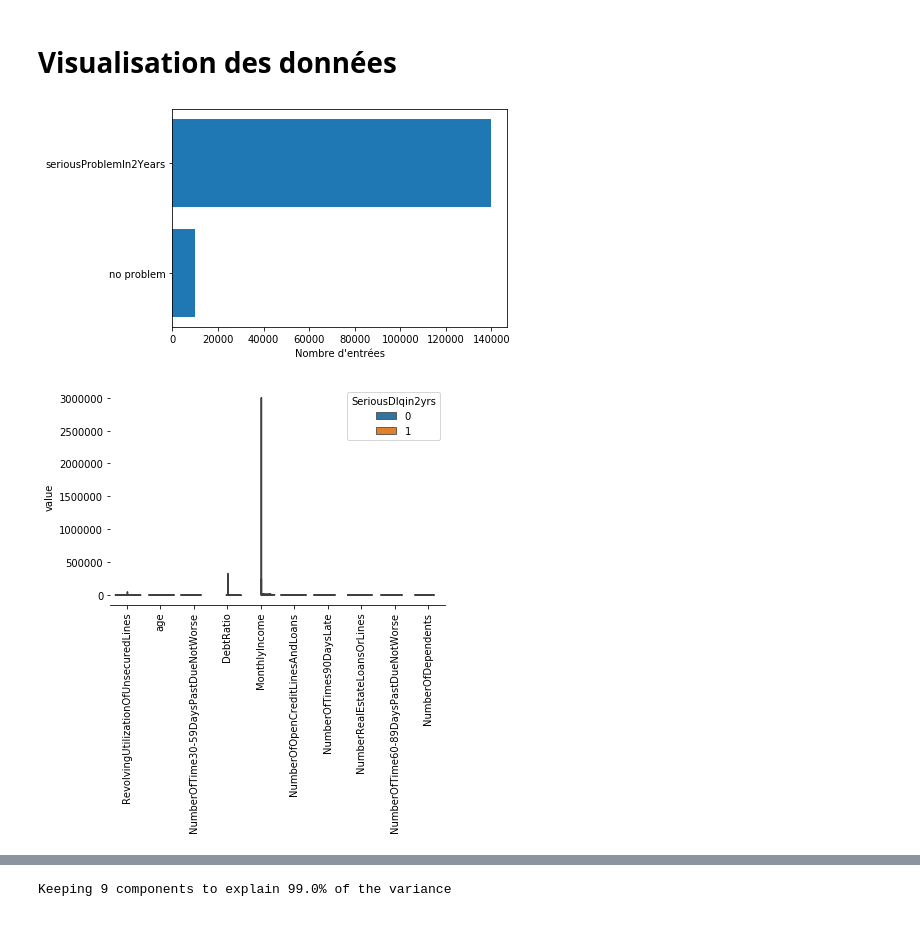
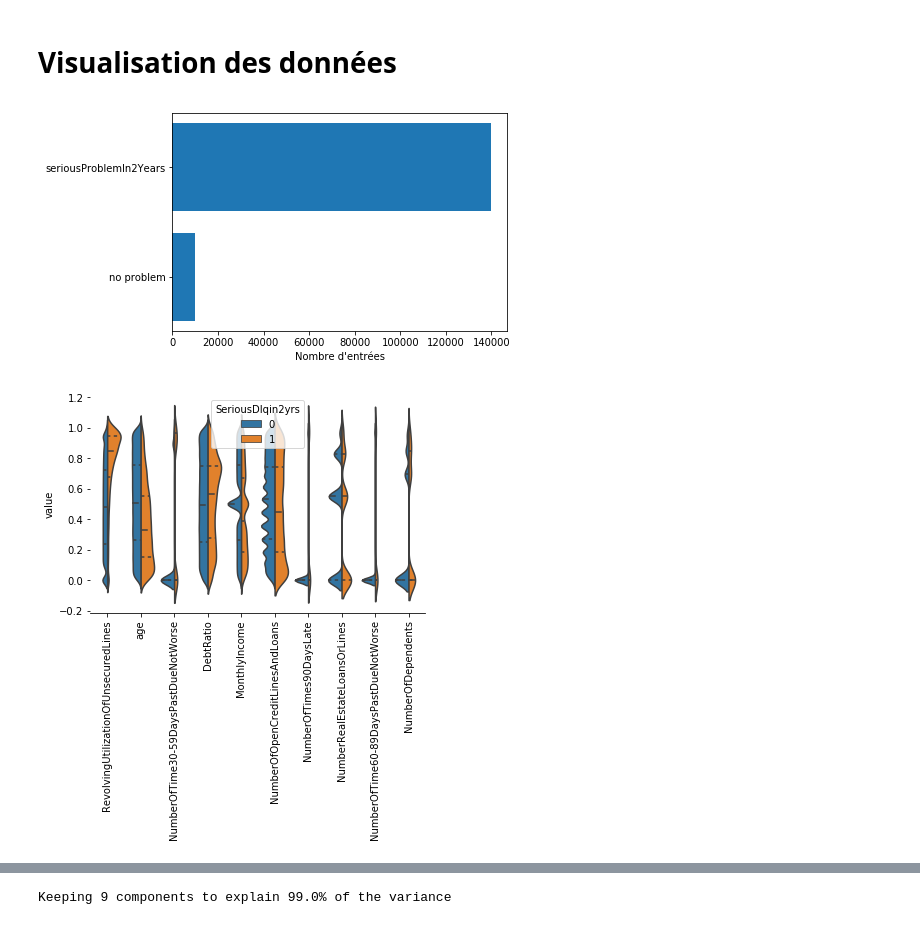
Before and after one commit to antoineeudes/GiveMeSomeCredit, a Jupyter notebook: main.ipynb, the cells around one changed output, grey strips where cells are left out. Drawn from its saved outputs; the diff is of its cells as text; code cells hidden in the pictures.

Commit message:
Added comments, score comparison when normalized and fixed violon plot

```diff
--- a/main.ipynb
+++ b/main.ipynb
@@ -36,3 +38,8 @@ y = data.SeriousDlqin2yrs
+# %%
+X_normalized = QuantileTransformer().fit_transform(X.values)
+
+data_normalized = pd.DataFrame(X_normalized, columns=X.columns, index=X.index)
+data_normalized['SeriousDlqin2yrs'] = data.SeriousDlqin2yrs
 # %% [markdown]
 On fait un premier nettoyage des données qui consiste à remplacer les blancs par des médianes.
 # %%
@@ -132,14 +226,17 @@ Mean: 0.787918
 # %% [markdown]
 # Visualisation des données
 # %%
-def visualization():
+def visualization(data):
     # # B/M plot
     plt.barh(['no problem', 'seriousProblemIn2Years'], [np.sum(y == 1), np.sum(y == 0)])
     plt.xlabel('Nombre d\'entrées')
     plt.show()
 
     # Violin plot
-    data_melt = data.melt(id_vars=['SeriousDlqin2yrs'])
+    X = data.drop('SeriousDlqin2yrs', axis=1)
+    data_normalized = pd.DataFrame(QuantileTransformer().fit_transform(X.values), columns=X.columns, index=X.index)
+    data_normalized['SeriousDlqin2yrs'] = data.SeriousDlqin2yrs
+    data_melt = data_normalized.melt(id_vars=['SeriousDlqin2yrs'])
     sns.violinplot(x='variable', y='value', hue='SeriousDlqin2yrs',
                split=True, inner="quart",
                scale='area',
@@ -162,8 +259,8 @@ def visualization():
     sns.heatmap(corr, mask=mask, annot=True, fmt=".1f", linewidths=.7)
     plt.show()
 # %%
-visualization()
+visualization(data)
 # %% [output]
-[figure, old version]
+[figure, new version]
-[figure, old version]
+[figure, new version]
 [figure]
```
Also changed, not shown: parts of 38 cells of this notebook.
